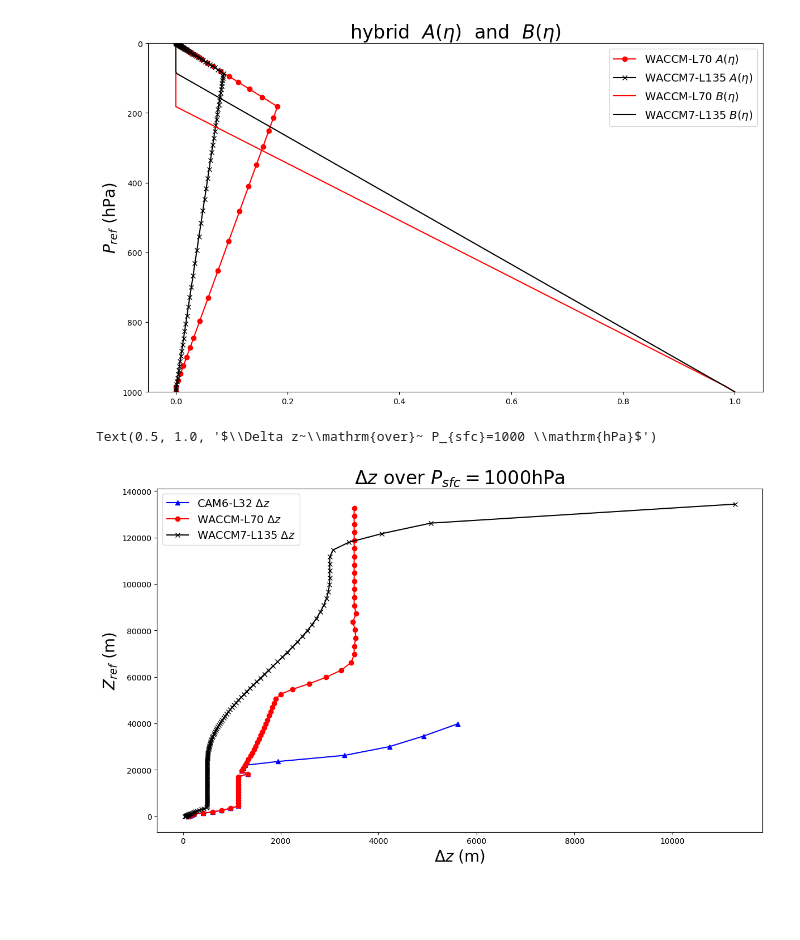
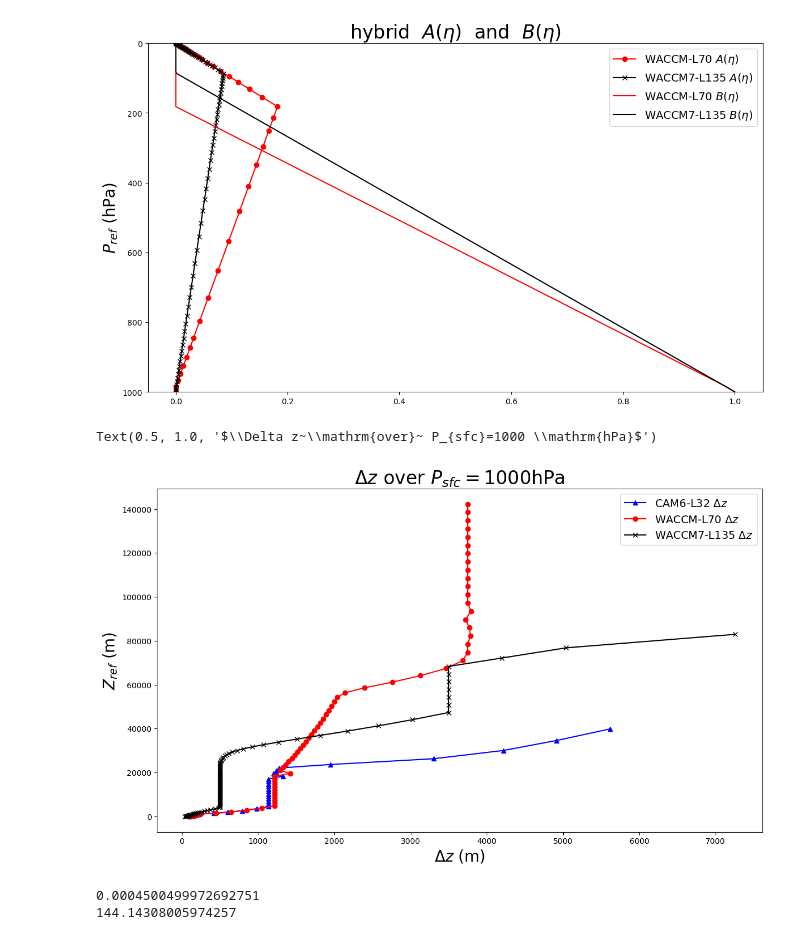
Before and after one commit to JulioTBacmeister/PyRegridding, a Jupyter notebook: Drivers/VgridCompare.ipynb, the cells around one changed output. Drawn from its saved outputs; the diff is of its cells as text; code cells hidden in the pictures; blank space fills up the shorter version.

```diff
--- a/Drivers/VgridCompare.ipynb
+++ b/Drivers/VgridCompare.ipynb
@@ -85,7 +62,7 @@ B_X=xr.open_mfdataset(  L93f )
 
 L135f= '/glade/work/juliob/GridFiles//Vertical/GRID_135L_CAM7_OrigAB_c20241011.nc'
 VfileNameB='WACCM7-L135'
-B_X=xr.open_mfdataset(  L135f )
+#B_X=xr.open_mfdataset(  L135f )
 
 
 L32f='/glade/work/juliob/GridFiles//Vertical/GRID_32L_CAM6.nc'
@@ -142,33 +119,42 @@ psfc = 1_000.
 pp_A = 1_000. * hyai_A   + psfc * hybi_A
 pp_B = 1_000. * hyai_B   + psfc * hybi_B
 pp_C = 1_000. * hyai_C   + psfc * hybi_C
-z_A = -7_000. * np.log( pp_A/1_000. )
+z_A = -7_500. * np.log( pp_A/1_000. )
 z_B = -7_000. * np.log( pp_B/1_000. )
 z_C = -7_000. * np.log( pp_C/1_000. )
 
 dz_A = -( z_A[1:]-z_A[0:-1]  )
 dz_B = -( z_B[1:]-z_B[0:-1] )
 dz_C = -( z_C[1:]-z_C[0:-1] )
 
 zo_A = 0.5*( z_A[1:]+z_A[0:-1]  )
 zo_B = 0.5*( z_B[1:]+z_B[0:-1] )
 zo_C = 0.5*( z_C[1:]+z_C[0:-1] )
+
+po_B = 0.5*( pp_B[1:]+pp_B[0:-1] )
 
 
 
 fig,ax=plt.subplots( 1,1, squeeze=False, figsize=(14,8) )
 
 ax[0,0].plot(dz_C , zo_C  , '^-' ,color='blue' , label =f'{C.exp} $\Delta z$' )
 ax[0,0].plot(dz_A , zo_A  , 'o-' ,color='red' , label =f'{A.exp} $\Delta z$' )
 ax[0,0].plot(dz_B , zo_B ,  'x-' ,color='black' , label =f'{B.exp} $\Delta z$'  )
 
 
 #plt.ylim( (1000.,0.) )
 plt.legend(fontsize=14)
 plt.ylabel( "$Z_{ref}$ (m)" ,fontsize=20)
 plt.xlabel( "$\Delta z$ (m)" ,fontsize=20)
 
 plt.title( "$\Delta z~\mathrm{over}~ P_{sfc}=1000 \mathrm{hPa}$", fontsize=24 )
 # %% [output]
 Text(0.5, 1.0, '$\\Delta z~\\mathrm{over}~ P_{sfc}=1000 \\mathrm{hPa}$')
-[figure, old version]
+[figure, new version]
+# %%
+
+print( pp_A[0]*100.)
+print( z_A[0]/1000.)
+# %% [output]
+0.0004500499972692751
+144.14308005974257
```
Also changed, not shown: parts of 10 cells of this notebook, 19 other files.
